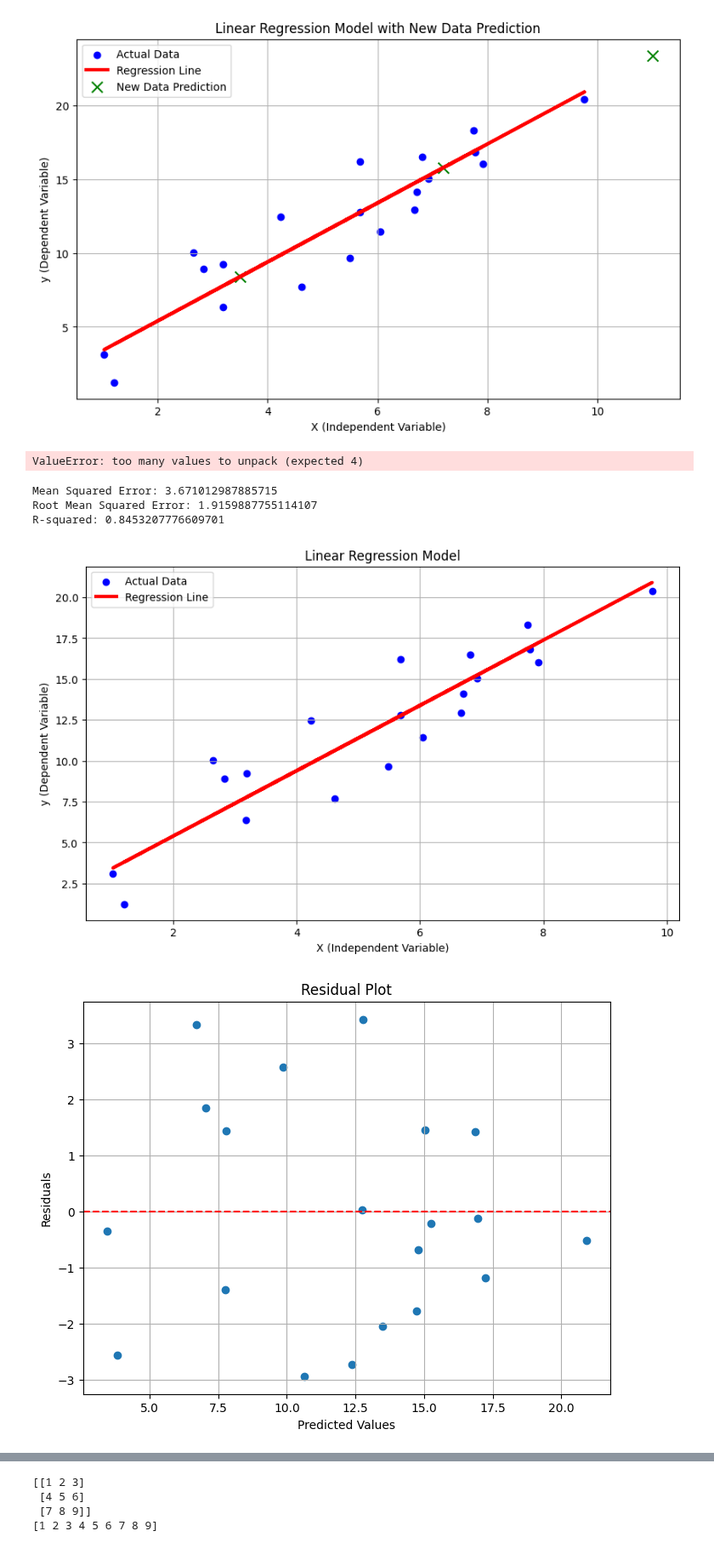
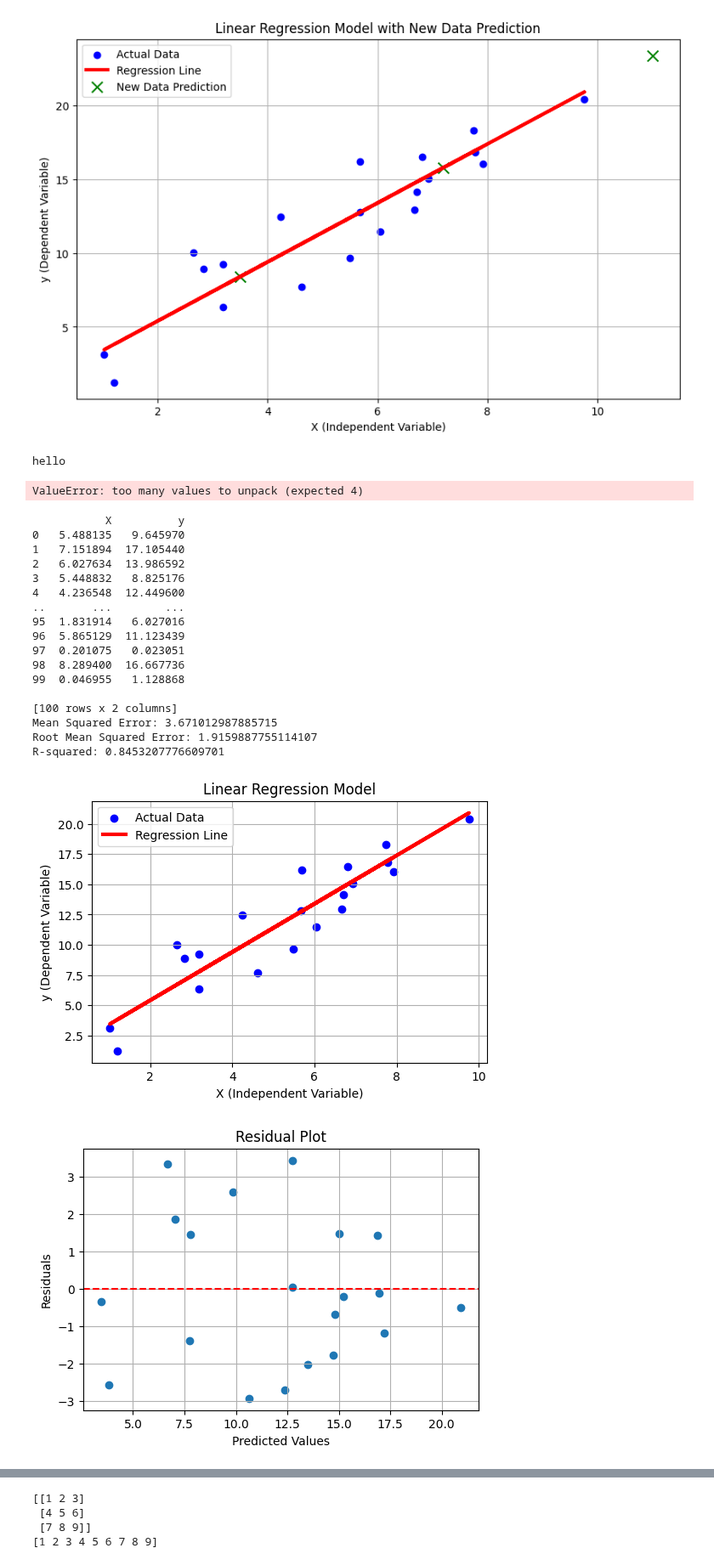
Before and after one commit to anshh1111/artai, a Jupyter notebook: ML.ipynb, the cells around one changed output, grey strips where cells are left out. Shown at 85% size. Drawn from its saved outputs; the diff is of its cells as text; code cells hidden in the pictures.

```diff
--- a/ML.ipynb
+++ b/ML.ipynb
@@ -126,6 +126,10 @@ For X = 3.50, Predicted y = 8.40
 For X = 7.20, Predicted y = 15.78
 For X = 11.00, Predicted y = 23.37
 [figure]
+# %%
+pip install numpy
+# %% [output]
+hello
 # %%
 import gym
 
@@ -156,7 +160,7 @@ np.random.seed(0)
 X = np.random.rand(100, 1) * 10
 y = 2 * X + 1 + np.random.randn(100, 1) * 2
 data = pd.DataFrame({'X': X.flatten(), 'y': y.flatten()})
-
+print(data)
 # 2. Data Splitting
 X_train, X_test, y_train, y_test = train_test_split(X, y, test_size=0.2, random_state=42)
 
@@ -177,7 +181,7 @@ print(f"Root Mean Squared Error: {rmse}")
 print(f"R-squared: {r2}")
 
 # 6. Visualization
-plt.figure(figsize=(10, 6))
+plt.figure(figsize=(6, 4))
 plt.scatter(X_test, y_test, color='blue', label='Actual Data')
 plt.plot(X_test, y_pred, color='red', linewidth=3, label='Regression Line')
 plt.xlabel("X (Independent Variable)")
@@ -188,7 +192,7 @@ plt.grid(True)
 plt.show()
 
 residuals = y_test - y_pred
-plt.figure(figsize=(8, 6))
+plt.figure(figsize=(6, 4))
 plt.scatter(y_pred, residuals)
 plt.axhline(y=0, color='r', linestyle='--')
 plt.xlabel("Predicted Values")
@@ -197,7 +201,7 @@ plt.title("Residual Plot")
 plt.grid(True)
 plt.show()
 
-plt.figure(figsize=(8, 6))
+plt.figure(figsize=(6, 4))
 plt.hist(residuals, bins=20)
 plt.xlabel("Residuals")
 plt.ylabel("Frequency")
@@ -206,33 +210,47 @@ plt.grid(True)
 plt.show()
 
 # 7. Accessing Model Coefficients
 print(f"Intercept: {model.intercept_}")
 print(f"Coefficient: {model.coef_}")
 
 # 8. Prediction on New/Sample Data
 # Create some new data points for prediction
 new_data = np.array([[3.5], [7.2], [11]])  # Example new X values. It must be 2D array
 new_predictions = model.predict(new_data)
 
 print("\nPredictions on New Data:")
 for i in range(len(new_data)):
     print(f"For X = {new_data[i][0]:.2f}, Predicted y = {new_predictions[i][0]:.2f}")
 
 
 #Visualizing the new data prediction
-plt.figure(figsize=(10, 6))
+plt.figure(figsize=(6, 4))
 plt.scatter(X_test, y_test, color='blue', label='Actual Data')
 plt.plot(X_test, y_pred, color='red', linewidth=3, label='Regression Line')
 plt.scatter(new_data,new_predictions,color = 'green',label = 'New Data Prediction',marker = 'x',s=100) #Visualizing new data point
 plt.xlabel("X (Independent Variable)")
 plt.ylabel("y (Dependent Variable)")
 plt.title("Linear Regression Model with New Data Prediction")
 plt.legend()
 plt.grid(True)
 plt.show()
 # %% [output]
+           X          y
+0   5.488135   9.645970
+1   7.151894  17.105440
+2   6.027634  13.986592
+3   5.448832   8.825176
+4   4.236548  12.449600
+..       ...        ...
+95  1.831914   6.027016
+96  5.865129  11.123439
+97  0.201075   0.023051
+98  8.289400  16.667736
+99  0.046955   1.128868
+
+[100 rows x 2 columns]
 Mean Squared Error: 3.671012987885715
 Root Mean Squared Error: 1.9159887755114107
 R-squared: 0.8453207776609701
-[figure, old version]
+[figure, new version]
-[figure, old version]
+[figure, new version]
```
Also changed, not shown: parts of 36 cells of this notebook.
